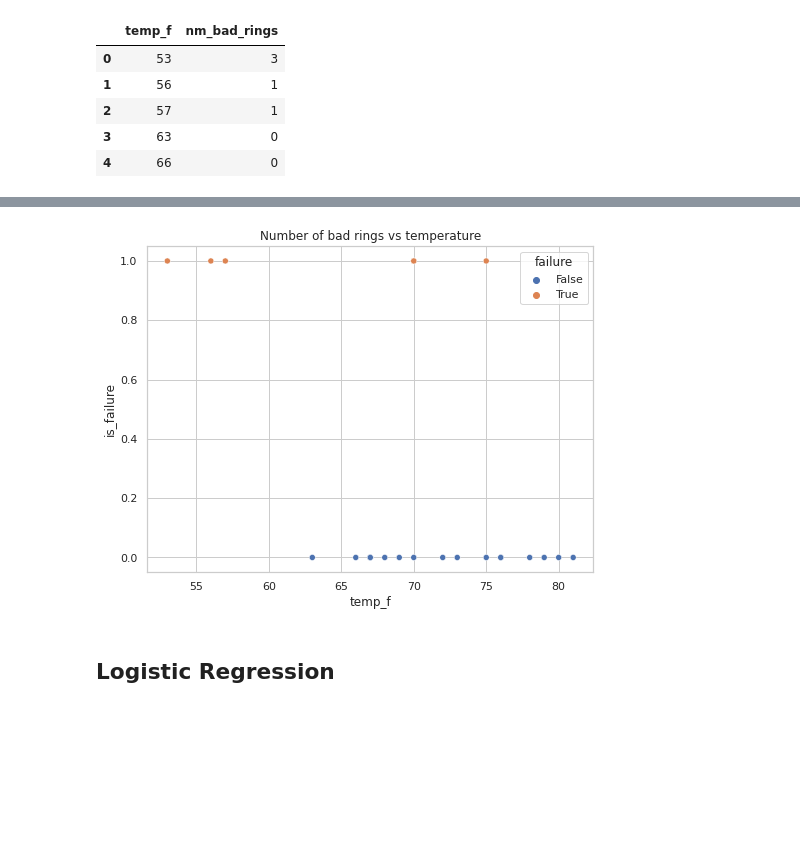
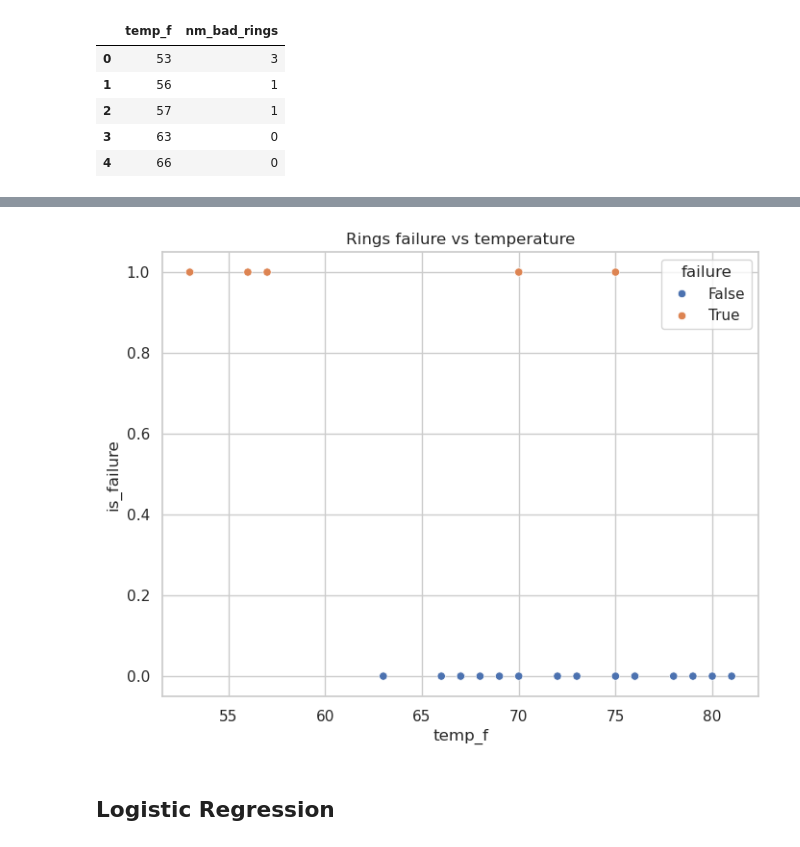
Before and after one commit to aoguedao/wcdanm2024-neural-computing-workshop, a Jupyter notebook: lessons/ml_classification.ipynb, the cells around one changed output, grey strips where cells are left out. Drawn from its saved outputs; the diff is of its cells as text; code cells hidden in the pictures; blank space fills up the shorter version.

```diff
--- a/lessons/ml_classification.ipynb
+++ b/lessons/ml_classification.ipynb
@@ -18,7 +18,7 @@ Space Shuttle Challenger Disaster
 <p><img src="https://upload.wikimedia.org/wikipedia/commons/9/9f/Challenger_explosion.jpg" alt="Challenger explosion.jpg" height="720" width="889"></a><br>By Kennedy Space Center</p>
 # %%
 # filepath = Path().resolve().parent / "data" / "challenger.txt"  # If you are running locally
-filepath = "https://raw.githubusercontent.com/aoguedao/neural_computing_workshop/main/data/Challenger.txt"
+filepath = "https://raw.githubusercontent.com/aoguedao/wcdanm2024-neural-computing-workshop/main/data/Challenger.txt"
 challenger = pd.DataFrame(
     np.loadtxt(filepath, skiprows=1).astype(int),
     columns=["temp_f", "nm_bad_rings"]
@@ -51,16 +51,16 @@ challenger = challenger.assign(
 # %%
 fig, ax = plt.subplots(figsize=(8, 6))
 sns.scatterplot(
     x="temp_f",
     y="is_failure",
     hue="failure",
     data=challenger,
     ax=ax
 )
-ax.set_title("Number of bad rings vs temperature")
+ax.set_title("Rings failure vs temperature")
 fig.show()
 # %% [output]
-[figure, old version]
+[figure, new version]
 # %% [markdown]
 ## Logistic Regression
 # %% [markdown]
```
Also changed, not shown: parts of 7 cells of this notebook, 11 other files.
